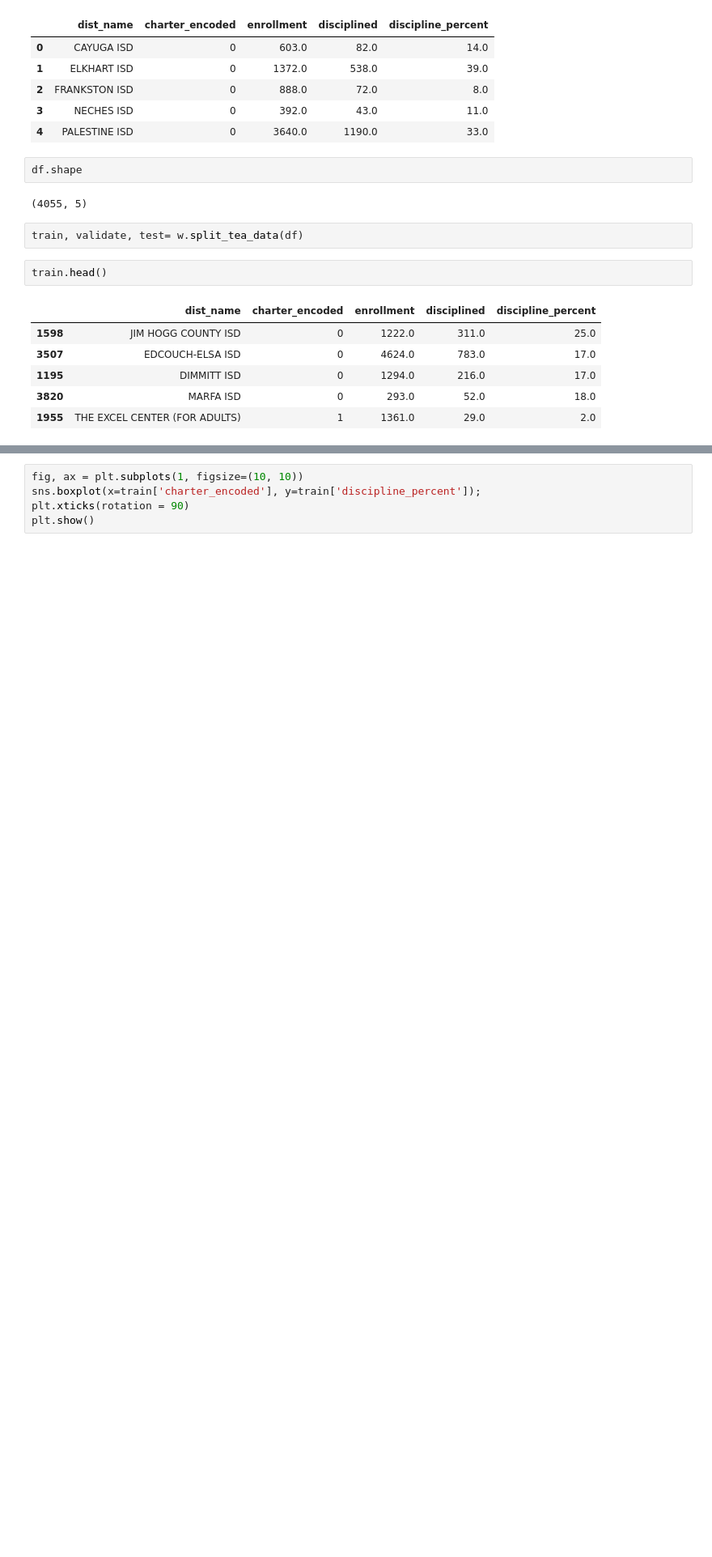
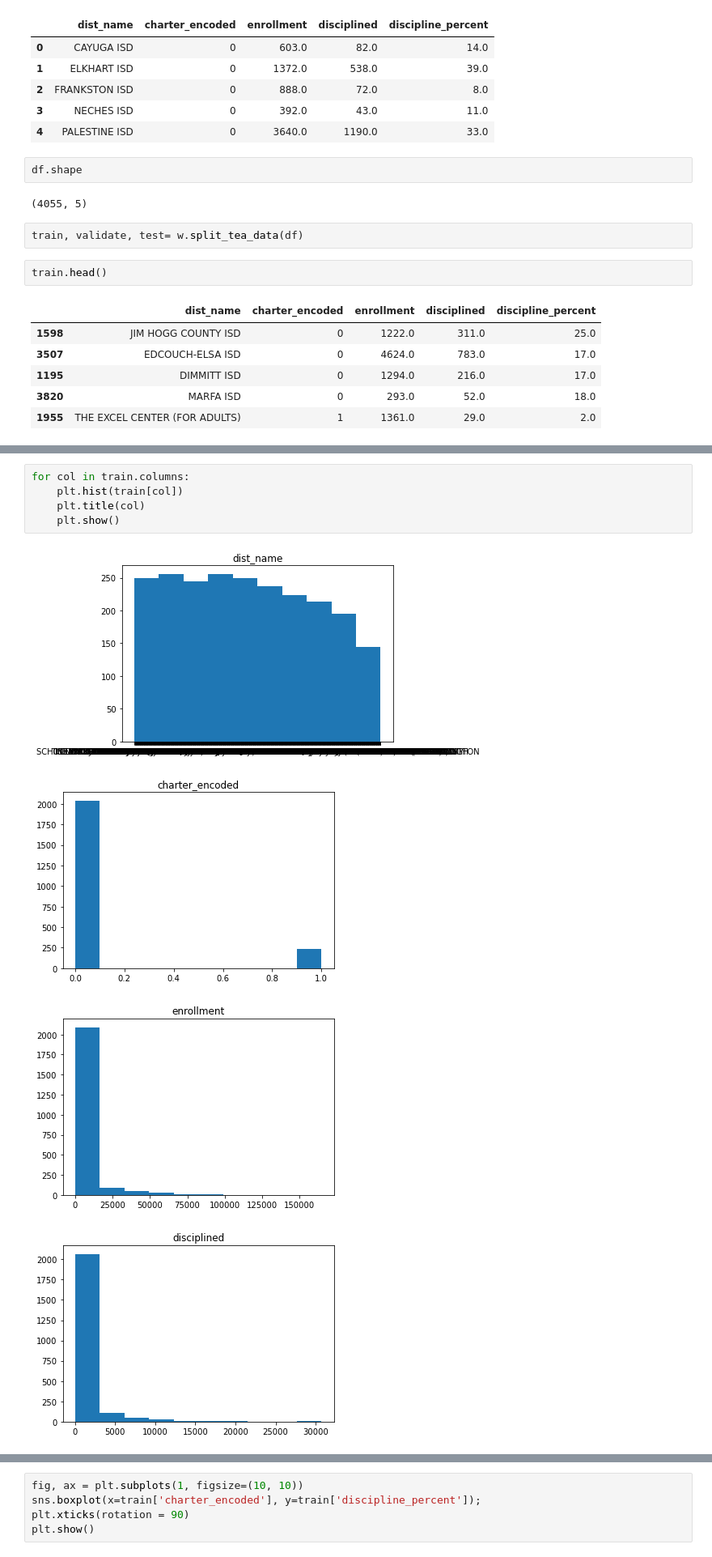
Before and after one commit to raedownen/project-4-classification, a Jupyter notebook: final_notebook.ipynb, the cells around one changed output, grey strips where cells are left out. Shown at 81% size. Saved outputs shown, nothing was run; the diff lists cells and outputs as text; blank space fills up the shorter version.

```diff
--- a/final_notebook.ipynb
+++ b/final_notebook.ipynb
@@ -68,0 +84,10 @@ sns.histplot(x='enrollment', data=train, kde=True)
+# %%
+for col in train.columns:
+    plt.hist(train[col])
+    plt.title(col)
+    plt.show()
+# %% [output]
+[figure, added]
+[figure, added]
+[figure, added]
+[figure, added]
```
Also changed, not shown: parts of 7 cells of this notebook, 4 other files.
